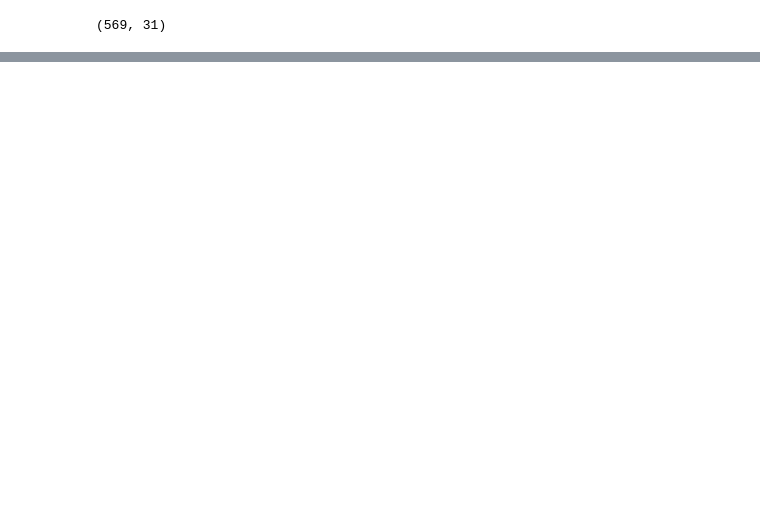
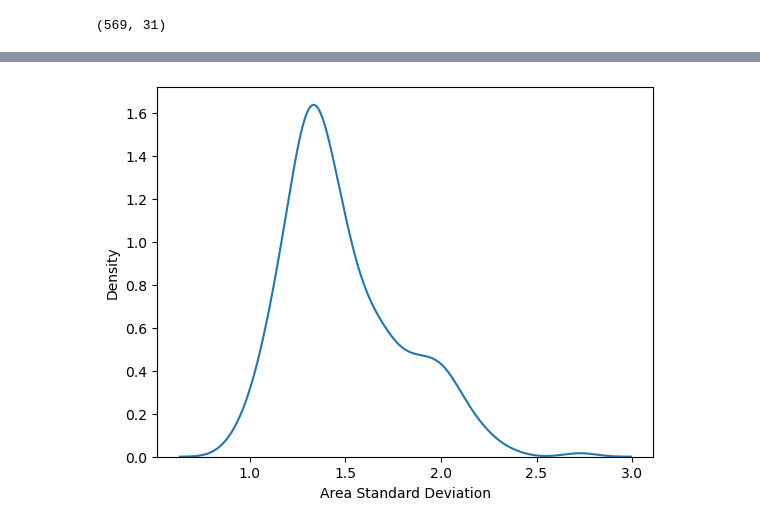
Before and after one commit to pemba007/wdbc-ml, a Jupyter notebook: index.ipynb, the cells around one changed output, grey strips where cells are left out. Cells and saved outputs as stored; diff of their text form; code cells hidden in the pictures; blank space fills up the shorter version.

```diff
--- a/index.ipynb
+++ b/index.ipynb
@@ -44,0 +38,6 @@ max      1.058000    1.252000    0.291000    0.663800    0.207500
+# %%
+p=sns.kdeplot(data=df[15])
+p.set_xlabel("Area Standard Deviation")
+plt.show()
+# %% [output]
+[figure, added]
```
Also changed, not shown: parts of 13 cells of this notebook, 3 other files.
